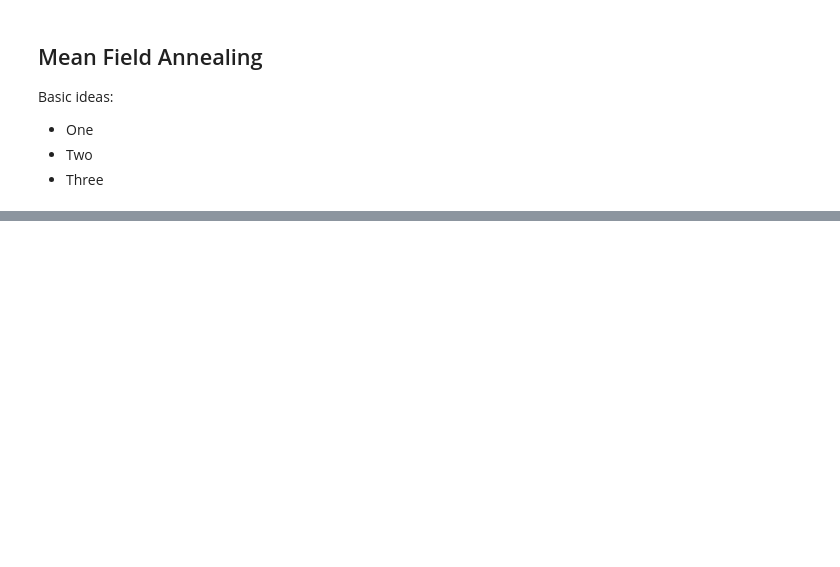
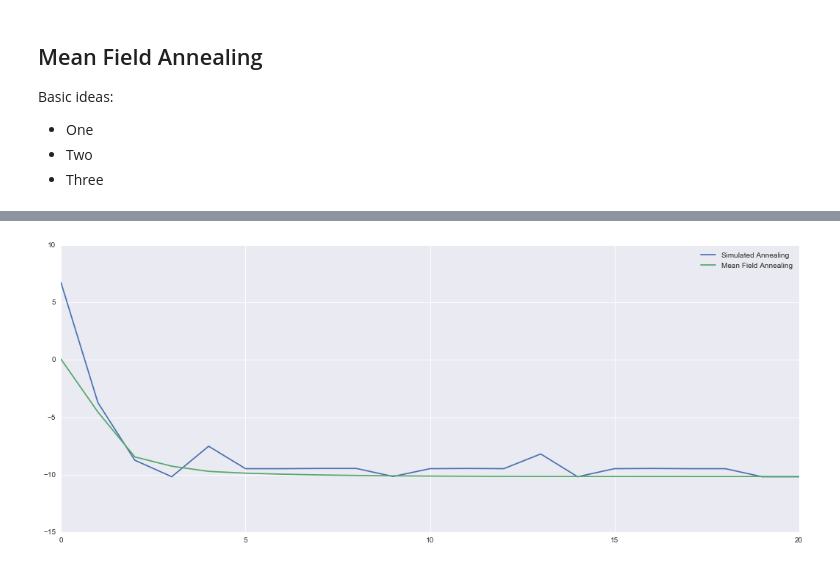
Before and after one commit to danijar/course-machine-intelligence-2, a Jupyter notebook: EX9/EX9-TheNebenhoerers.ipynb, the cells around one changed output, grey strips where cells are left out. Saved outputs shown, nothing was run; the diff lists cells and outputs as text; code cells hidden in the pictures; blank space fills up the shorter version.

```diff
--- a/EX9/EX9-TheNebenhoerers.ipynb
+++ b/EX9/EX9-TheNebenhoerers.ipynb
@@ -247,0 +275,13 @@ cost 4.158, result [ 0.99997917 -1.          0.99999997 -0.99998747  1.
+# %%
+weight = random_weight(10)
+SAnnealing = SimulatedAnnealing()
+SAstate, SAcosts, SAbetas = SAnnealing(weight, epochs=20, beta=1.1, tau=1.1, iters=500)
+MFAnnealing = MeanFieldAnnealing(epsilon=10)
+MFstate, MFcosts, MFbetas = MFAnnealing(weight, epochs=20, beta=1.1, tau=1.1)
+plt.figure(figsize=(18, 7))
+plt.plot(np.arange(len(SAcosts)), SAcosts, label='Simulated Annealing')
+plt.plot(np.arange(len(MFcosts)), MFcosts, label='Mean Field Annealing')
+plt.legend()
+plt.show()
+# %% [output]
+[figure, added]
```
Also changed, not shown: parts of 4 cells of this notebook.
